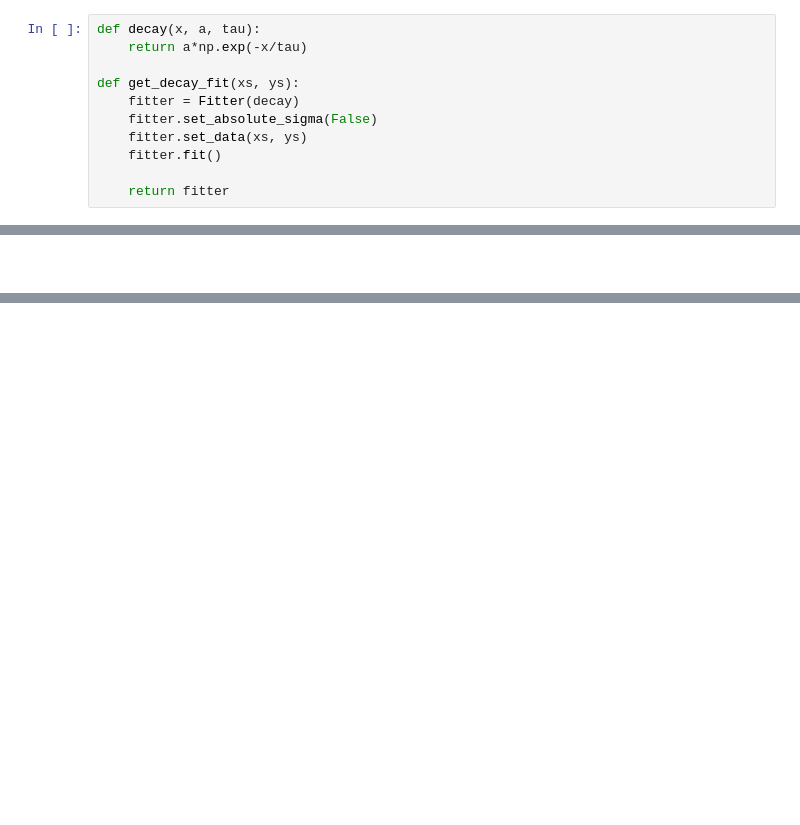
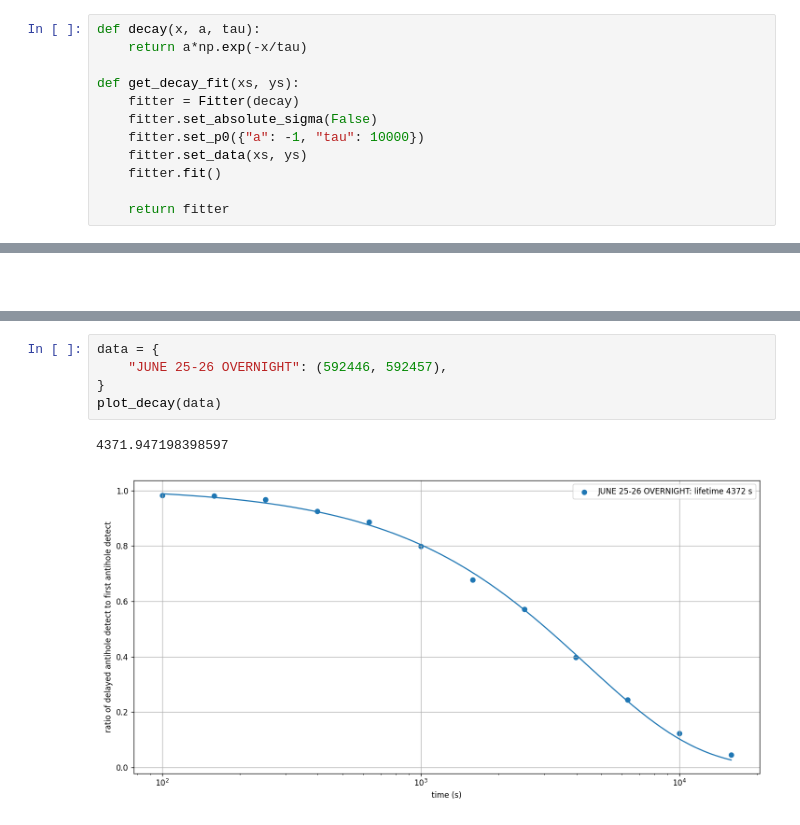
Before and after one commit to vuthalab/onix, a Jupyter notebook: analysis/ah_lifetime.ipynb, the cells around one changed output, grey strips where cells are left out. Cells and saved outputs as stored; diff of their text form; blank space fills up the shorter version.

```diff
--- a/analysis/ah_lifetime.ipynb
+++ b/analysis/ah_lifetime.ipynb
@@ -18,6 +18,7 @@ def decay(x, a, tau):
 def get_decay_fit(xs, ys):
     fitter = Fitter(decay)
     fitter.set_absolute_sigma(False)
+    fitter.set_p0({"a": -1, "tau": 10000})
     fitter.set_data(xs, ys)
     fitter.fit()
 
@@ -404 +405,9 @@ plot_decay(data)
 [figure]
+# %%
+data = {
+    "JUNE 25-26 OVERNIGHT": (592446, 592457),
+}
+plot_decay(data)
+# %% [output]
+4371.947198398597
+[figure, added]
```
Also changed, not shown: parts of 2 cells of this notebook, 7 other files.
